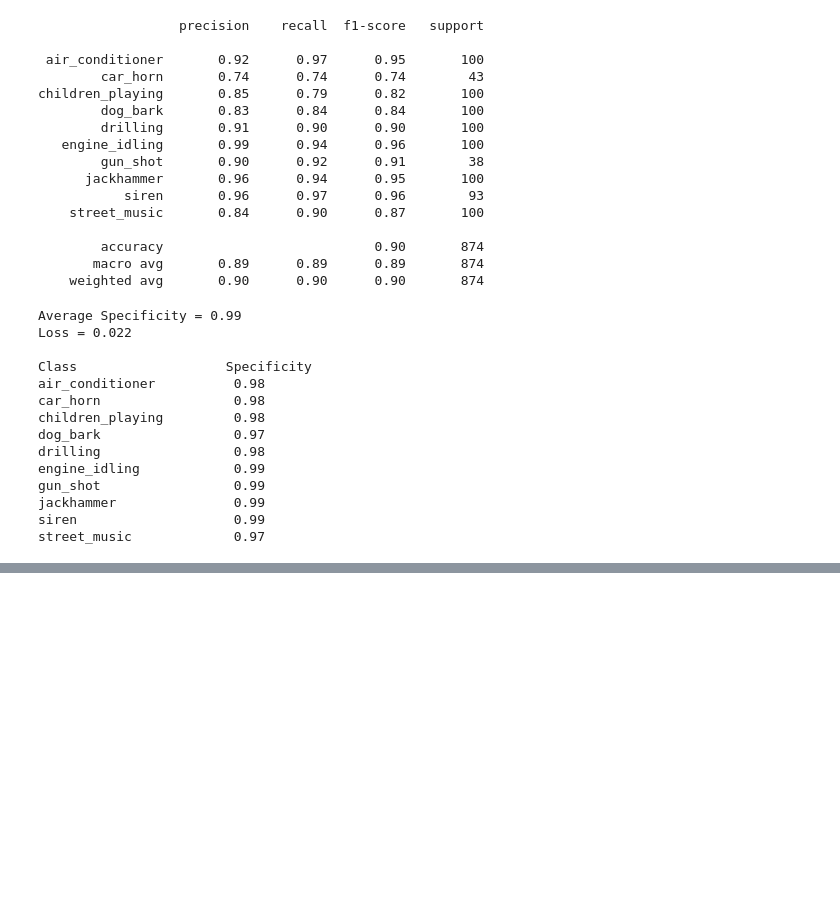
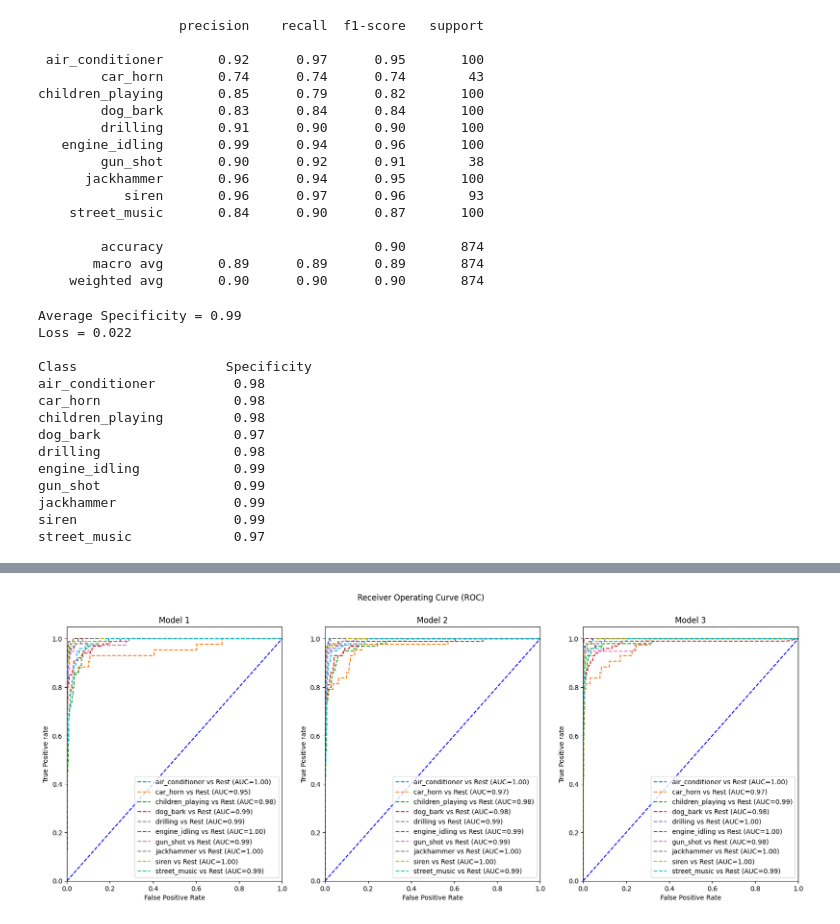
Before and after one commit to AbdullahTabassam/Sounds-Classifier, a Jupyter notebook: Notebooks/Sound Classification.ipynb, the cells around one changed output, grey strips where cells are left out. Saved outputs shown, nothing was run; the diff lists cells and outputs as text; code cells hidden in the pictures; blank space fills up the shorter version.

```diff
--- a/Notebooks/Sound Classification.ipynb
+++ b/Notebooks/Sound Classification.ipynb
@@ -1347,0 +1350,2 @@ With changing the model arcitecture, we observe that this mmodel performs better
+# %%
+model_3 = load_model('ann_tuned.h5')
@@ -1347,0 +1420,83 @@ With changing the model arcitecture, we observe that this mmodel performs better
+# %%
+pred_prob_1 = model_1.predict_proba(X_test)
+
+
+pred_prob_2 = model_2.predict_proba(X_test)
+
+
+pred_prob_3 = model_3.predict_proba(X_test)
+# %%
+# Figure Setting for Subplots
+fig, (axs1,axs2,axs3) = plt.subplots(1,3, figsize=(20, 7))
+fig.suptitle('Receiver Operating Curve (ROC)')
+
+# roc curves for model 1
+fpr_1 = {}
+tpr_1 = {}
+thresh_1 ={}
+roc_auc_1 = dict()
+# roc curves for model  2
+fpr_2 = {}
+tpr_2 = {}
+thresh_2 ={}
+roc_auc_2 = dict()
+# roc curves for model 3
+fpr_3 = {}
+tpr_3 = {}
+thresh_3 ={}
+roc_auc_3 = dict()
+
+n_class = np.shape(classes)[0]
+
+
+for i in range(n_class):
+    fpr_1[i], tpr_1[i], thresh_1[i] = roc_curve(y_test[:,i], pred_prob_1[:,i])
+    roc_auc_1[i] = auc(fpr_1[i], tpr_1[i])# creating roc curve for model1
+
+    fpr_2[i], tpr_2[i], thresh_2[i] = roc_curve(y_test[:,i], pred_prob_2[:,i])
+    roc_auc_2[i] = auc(fpr_2[i], tpr_2[i])# creating roc curve for model2
+
+    fpr_3[i], tpr_3[i], thresh_3[i] = roc_curve(y_test[:,i], pred_prob_3[:,i])
+    roc_auc_3[i] = auc(fpr_3[i], tpr_3[i])# creating roc curve for model 3
+
+
+    # plotting
+
+    axs1.plot(fpr_1[i], tpr_1[i], linestyle='--',
+             label='%s vs Rest (AUC=%0.2f)'%(classes[i],roc_auc_1[i]))
+
+    axs2.plot(fpr_2[i], tpr_2[i], linestyle='--',
+             label='%s vs Rest (AUC=%0.2f)'%(classes[i],roc_auc_2[i]))
+
+    axs3.plot(fpr_3[i], tpr_3[i], linestyle='--',
+             label='%s vs Rest (AUC=%0.2f)'%(classes[i],roc_auc_3[i]))
+
+#Setting axis for the plots
+
+axs1.plot([0,1],[0,1],'b--')
+axs1.set_xlim([0,1])
+axs1.set_ylim([0,1.05])
+axs1.set_title('Model 1')
+axs1.set_xlabel('False Positive Rate')
+axs1.set_ylabel('True Positive rate')
+axs1.legend(loc='lower right')
+
+axs2.plot([0,1],[0,1],'b--')
+axs2.set_xlim([0,1])
+axs2.set_ylim([0,1.05])
+axs2.set_title('Model 2')
+axs2.set_xlabel('False Positive Rate')
+axs2.set_ylabel('True Positive rate')
+axs2.legend(loc='lower right')
+
+axs3.plot([0,1],[0,1],'b--')
+axs3.set_xlim([0,1])
+axs3.set_ylim([0,1.05])
+axs3.set_title('Model 3')
+axs3.set_xlabel('False Positive Rate')
+axs3.set_ylabel('True Positive rate')
+axs3.legend(loc='lower right')
+
+plt.show()
+# %% [output]
+[figure, added]
```
Also changed, not shown: parts of 8 cells of this notebook.
